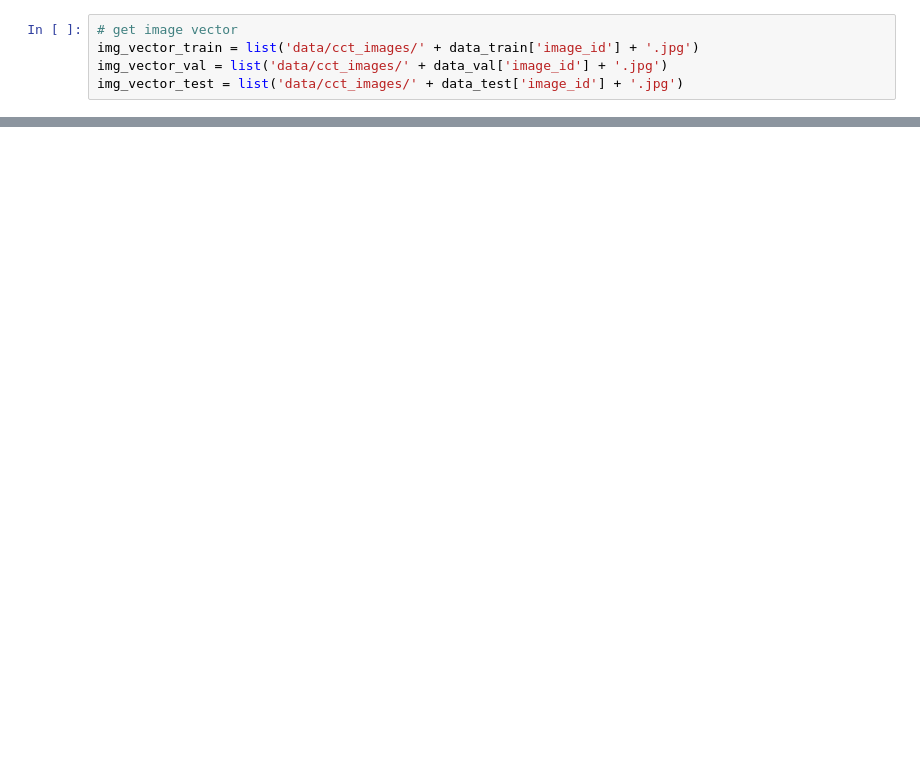
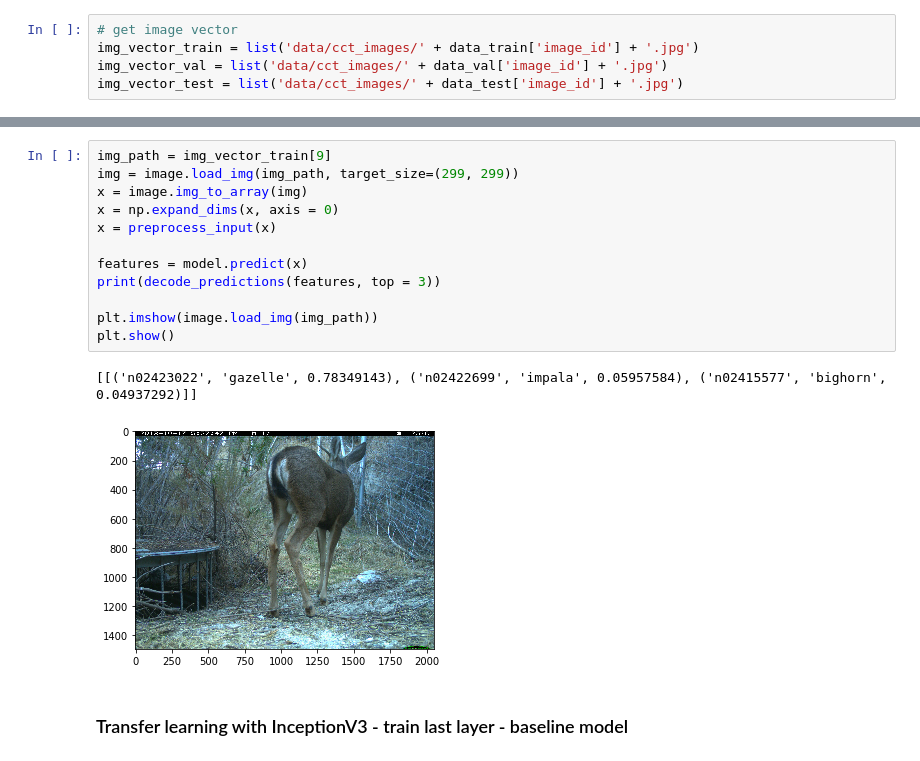
Before and after one commit to vivekmids/crow, a Jupyter notebook: baseline_models.ipynb, the cells around one changed output, grey strips where cells are left out. Saved outputs shown, nothing was run; the diff lists cells and outputs as text; blank space fills up the shorter version.

```diff
--- a/baseline_models.ipynb
+++ b/baseline_models.ipynb
@@ -449,0 +558,17 @@ cat_id_vector_test = list(data_test['category_id'])
+# %%
+img_path = img_vector_train[9]
+img = image.load_img(img_path, target_size=(299, 299))
+x = image.img_to_array(img)
+x = np.expand_dims(x, axis = 0)
+x = preprocess_input(x)
+
+features = model.predict(x)
+print(decode_predictions(features, top = 3))
+
+plt.imshow(image.load_img(img_path))
+plt.show()
+# %% [output]
+[[('n02423022', 'gazelle', 0.78349143), ('n02422699', 'impala', 0.05957584), ('n02415577', 'bighorn', 0.04937292)]]
+[figure, added]
+# %% [markdown]
+### Transfer learning with InceptionV3 - train last layer - baseline model
```
Also changed, not shown: parts of 29 cells of this notebook.
